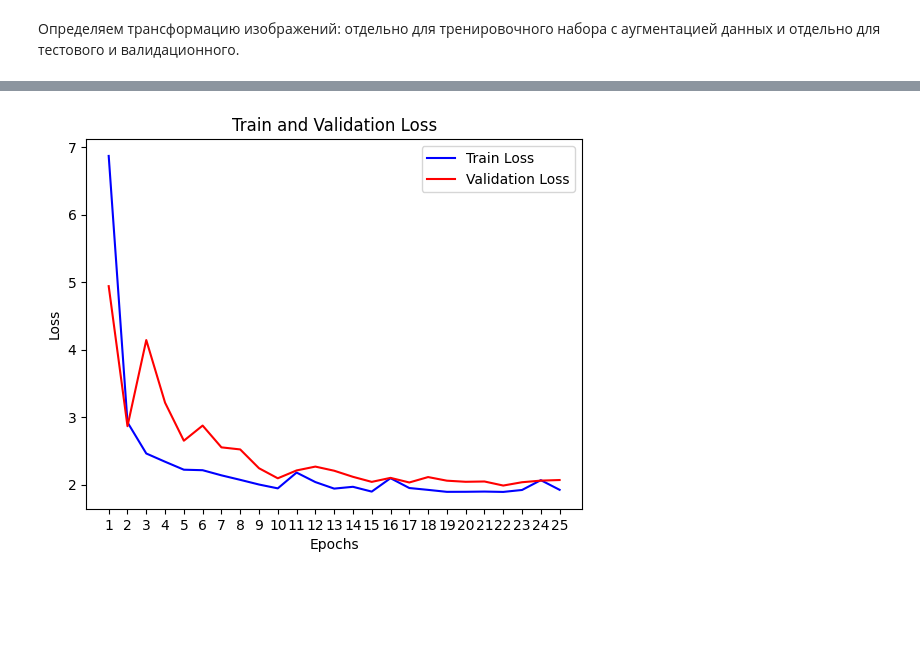
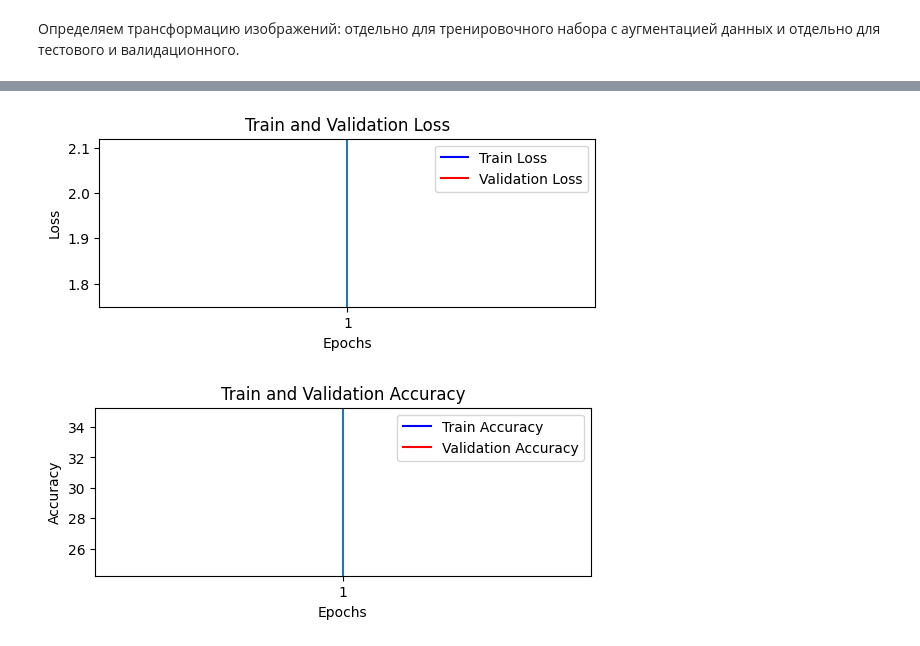
Before and after one commit to ubogoeva/BostonGeneCV, a Jupyter notebook: artist_class_augm.ipynb, the cells around one changed output, grey strips where cells are left out. Saved outputs shown, nothing was run; the diff lists cells and outputs as text; code cells hidden in the pictures; blank space fills up the shorter version.

```diff
--- a/artist_class_augm.ipynb
+++ b/artist_class_augm.ipynb
@@ -31,7 +31,7 @@ val_transform = transforms.Compose([
 train_transform = transforms.Compose([
     transforms.RandomHorizontalFlip(),
     transforms.RandomVerticalFlip(),
-    transforms.ColorJitter(brightness=0.4, contrast=0.4, saturation=0.4),
+#     transforms.ColorJitter(brightness=0.4, contrast=0.4, saturation=0.4),
     transforms.RandomGrayscale(p=0.2),
     transforms.RandomRotation(30),
     #transforms.GaussianNoise(0.1),
@@ -134,0 +74,21 @@ plt.show()
+# %%
+from sklearn.model_selection import StratifiedShuffleSplit
+
+# Get the labels for each image
+labels = [image_dataset[i][1] for i in range(len(image_dataset))]
+
+# Create the stratified shuffle split object
+split = StratifiedShuffleSplit(n_splits=1, test_size=0.3)
+
+# Split the indices of the images into train and validation-test sets
+for train_index, test_valid_index in split.split(range(len(image_dataset)), labels):
+    train_dataset = torch.utils.data.Subset(image_dataset, train_index)
+    test_valid_dataset = torch.utils.data.Subset(image_dataset, test_valid_index)
+
+# Create a second stratified shuffle split object for the train set
+split = StratifiedShuffleSplit(n_splits=1, test_size=0.4)
+
+# Split the indices of the train set into train and validation sets
+for val_index, test_index in split.split(range(len(test_valid_dataset)), [test_valid_dataset[i][1] for i in range(len(test_valid_dataset))]):
+    test_dataset = torch.utils.data.Subset(test_valid_dataset, test_index)
+    val_dataset = torch.utils.data.Subset(test_valid_dataset, val_index)
@@ -164,12 +202,12 @@ val_accuracies = []
 # %%
-def validate(model, dataloader, criterion):
+def validate(curr_model, dataloader, criterion):
     with torch.no_grad():
         running_loss = 0.0
         correct = 0
         total = 0
         for i, data in enumerate(dataloader, 0):
             inputs, labels = data
-            outputs = model(inputs)
+            outputs = curr_model(inputs)
             loss = criterion(outputs, labels)
             running_loss += loss.item()
             _, predicted = torch.max(outputs.data, 1)
@@ -179,7 +217,7 @@ def validate(model, dataloader, criterion):
         val_accuracy = 100 * correct / total
     return val_loss, val_accuracy
 # %%
-num_epochs = 15
+num_epochs = 1
 best_accuracy = 0
 best_loss = float('inf')
 best_epoch = 0
@@ -245,16 +267,30 @@ Epoch 25/25 - Train Loss: 1.9214 - Train Accuracy: 25.43% - Val Loss: 2.0666 - V
 # %%
 epochs = range(1, num_epochs + 1)
+plt.subplot(2, 1, 1)
 plt.plot(epochs, train_losses, 'b', label='Train Loss')
 plt.plot(epochs, val_losses, 'r', label='Validation Loss')
 plt.title('Train and Validation Loss')
 plt.xlabel('Epochs')
 plt.ylabel('Loss')
 plt.xticks(range(1, num_epochs+1))
 plt.legend()
+plt.axvline(x = best_epoch+1, linestyle = '-')
+plt.show()
+
+plt.subplot(2, 1, 2)
+plt.plot(epochs, train_accuracies, 'b', label='Train Accuracy')
+plt.plot(epochs, val_accuracies, 'r', label='Validation Accuracy')
+plt.title('Train and Validation Accuracy')
+plt.xticks(range(1, num_epochs+1))
+plt.xlabel('Epochs')
+plt.ylabel('Accuracy')
+plt.legend()
+plt.axvline(x = best_epoch+1, linestyle = '-')
 plt.show()
 
 
 #plt.plt(train_losses, val_losses)
 # %% [output]
-[figure, old version]
+[figure, new version]
+[figure, added]
 # %%
```
Also changed, not shown: parts of 39 cells of this notebook.
